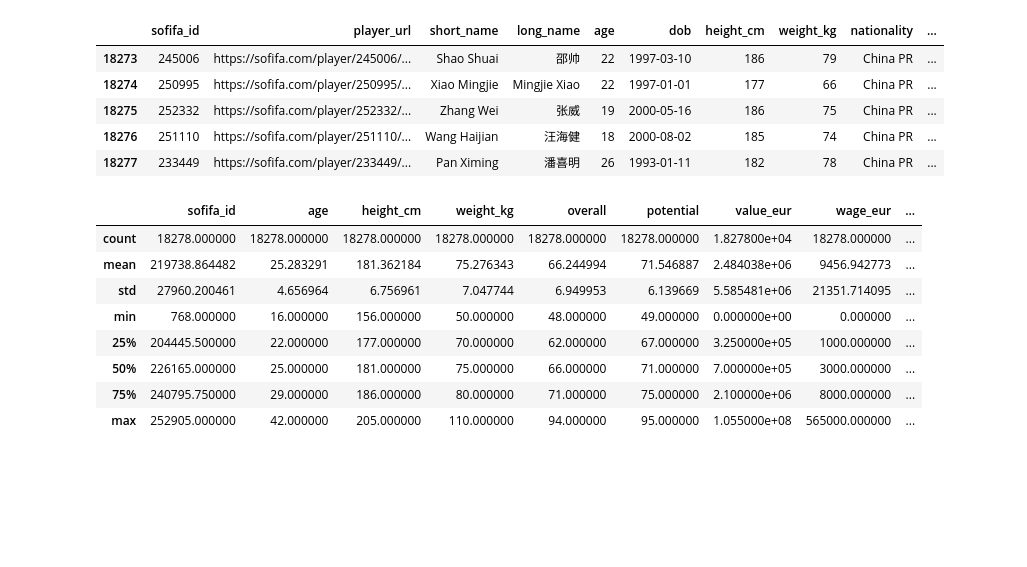
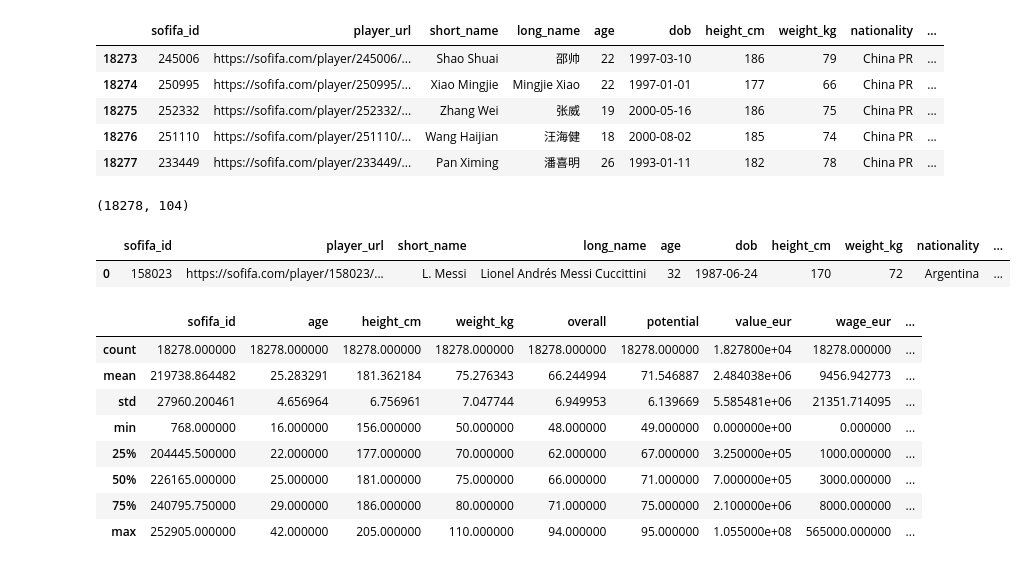
Before and after one commit to SudarshanIngole/Batch-18-2024, a Jupyter notebook: Final_PRCP_FIFA_20.ipynb, the cells around one changed output. Drawn from its saved outputs; the diff is of its cells as text; code cells hidden in the pictures; blank space fills up the shorter version.

```diff
--- a/Final_PRCP_FIFA_20.ipynb
+++ b/Final_PRCP_FIFA_20.ipynb
@@ -394,6 +393,17 @@ data.tail()
 | 18275 | 252332 | https://sofifa.com/player/252332/... | Zhang Wei | 张威 | 19 | 2000-05-16 | 186 | 75 | China PR | ... |
 | 18276 | 251110 | https://sofifa.com/player/251110/... | Wang Haijian | 汪海健 | 18 | 2000-08-02 | 185 | 74 | China PR | ... |
 | 18277 | 233449 | https://sofifa.com/player/233449/... | Pan Ximing | 潘喜明 | 26 | 1993-01-11 | 182 | 78 | China PR | ... |
+# %%
+data.shape
+# %% [output]
+(18278, 104)
+# %%
+# First remove the special character from data
+data = data.replace('[\#]','',regex=True)
+data.head(1)
+# %% [output]
+|  | sofifa_id | player_url | short_name | long_name | age | dob | height_cm | weight_kg | nationality | ... |
+| 0 | 158023 | https://sofifa.com/player/158023/... | L. Messi | Lionel Andrés Messi Cuccittini | 32 | 1987-06-24 | 170 | 72 | Argentina | ... |
 # %%
 data.describe()
 # %% [output]
```
Also changed, not shown: parts of 20 cells of this notebook.
